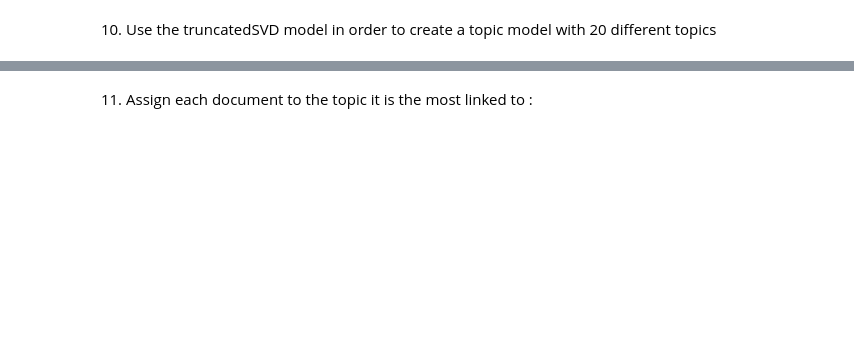
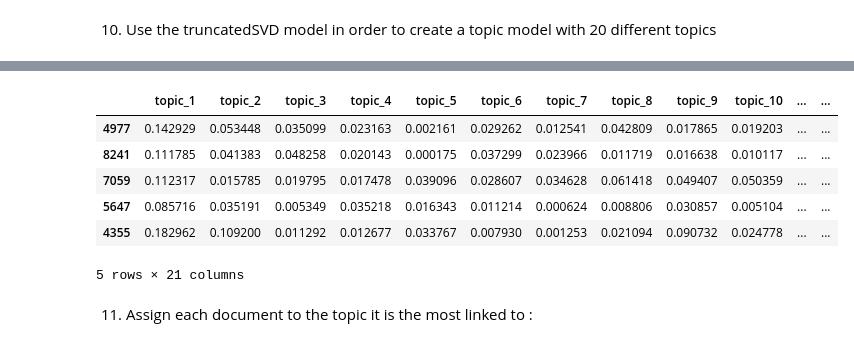
Before and after one commit to qxzjy/dsfs-ft-34, a Jupyter notebook: 06_UNSUPERVISED_MACHINE_LEARNING/05_TOPIC_MODELING/02_EXERCICES/01-Topic_modeling.ipynb, the cells around one changed output, grey strips where cells are left out. Cells and saved outputs as stored; diff of their text form; code cells hidden in the pictures; blank space fills up the shorter version.

```diff
--- a/06_UNSUPERVISED_MACHINE_LEARNING/05_TOPIC_MODELING/02_EXERCICES/01-Topic_modeling.ipynb
+++ b/06_UNSUPERVISED_MACHINE_LEARNING/05_TOPIC_MODELING/02_EXERCICES/01-Topic_modeling.ipynb
@@ -61,0 +86,3 @@ This module contains two loaders. The first one,
+# %%
+corpus["text_tokenized"] = corpus["text_clean"].apply(lambda x: [token.lemma_ for token in nlp(x) if token.text not in STOP_WORDS])
+corpus.head()
@@ -71,0 +98,3 @@ This module contains two loaders. The first one,
+# %%
+corpus["nlp_ready"] = corpus["text_tokenized"].apply(lambda x: ' '.join(x))
+corpus.head()
@@ -77,0 +110,4 @@ This module contains two loaders. The first one,
+# %%
+vectorizer = TfidfVectorizer(stop_words="english")
+X = vectorizer.fit_transform(corpus["nlp_ready"])
+X
@@ -95,2 +119,19 @@ This module contains two loaders. The first one,
+# %%
+svd = TruncatedSVD(n_components=20)
+lsa = svd.fit_transform(X)
+# %%
+list_topic = ["topic_"+str(i) for i in range(1, 21)]
+
+topics = pd.DataFrame(abs(lsa), columns=list_topic, index=corpus.index)
+topics["text"] = corpus['nlp_ready']
+topics.head()
+# %% [output]
+|  | topic_1 | topic_2 | topic_3 | topic_4 | topic_5 | topic_6 | topic_7 | topic_8 | topic_9 | topic_10 | ... | ... |
+| 4977 | 0.142929 | 0.053448 | 0.035099 | 0.023163 | 0.002161 | 0.029262 | 0.012541 | 0.042809 | 0.017865 | 0.019203 | ... | ... |
+| 8241 | 0.111785 | 0.041383 | 0.048258 | 0.020143 | 0.000175 | 0.037299 | 0.023966 | 0.011719 | 0.016638 | 0.010117 | ... | ... |
+| 7059 | 0.112317 | 0.015785 | 0.019795 | 0.017478 | 0.039096 | 0.028607 | 0.034628 | 0.061418 | 0.049407 | 0.050359 | ... | ... |
+| 5647 | 0.085716 | 0.035191 | 0.005349 | 0.035218 | 0.016343 | 0.011214 | 0.000624 | 0.008806 | 0.030857 | 0.005104 | ... | ... |
+| 4355 | 0.182962 | 0.109200 | 0.011292 | 0.012677 | 0.033767 | 0.007930 | 0.001253 | 0.021094 | 0.090732 | 0.024778 | ... | ... |
+5 rows × 21 columns
 # %% [markdown]
 11. Assign each document to the topic it is the most linked to :
```
Also changed, not shown: parts of 21 cells of this notebook, 1 other file.
